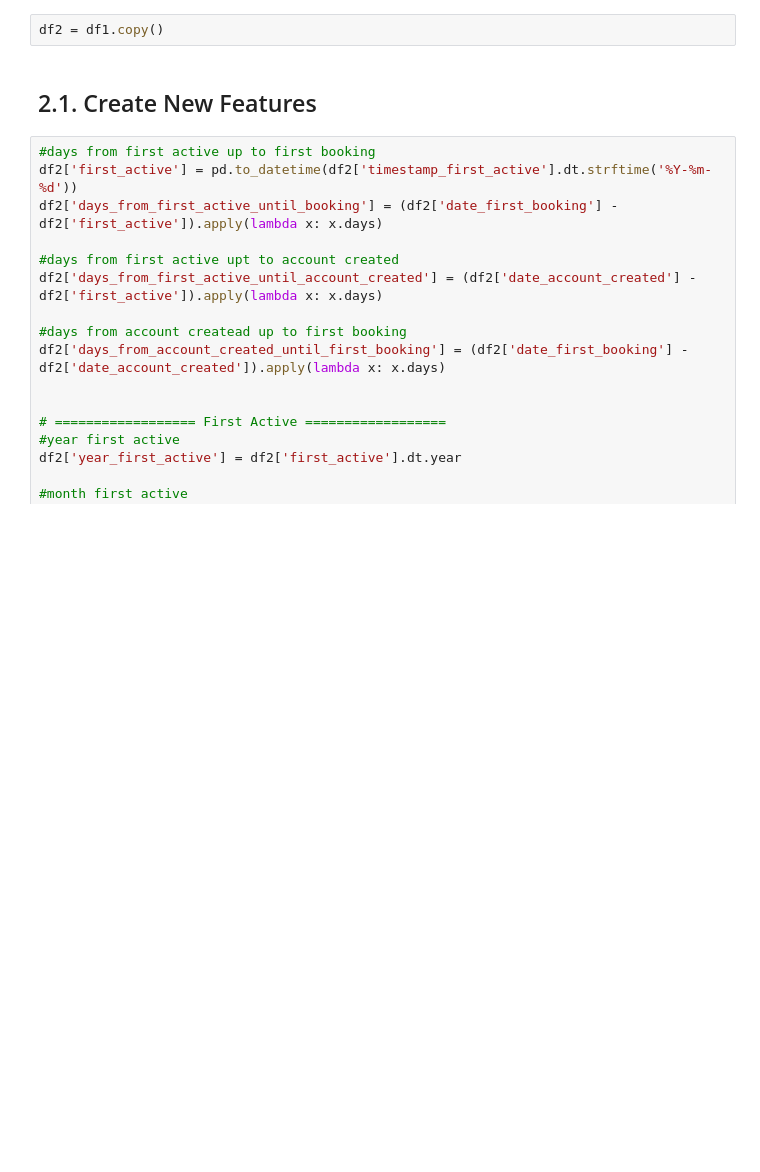
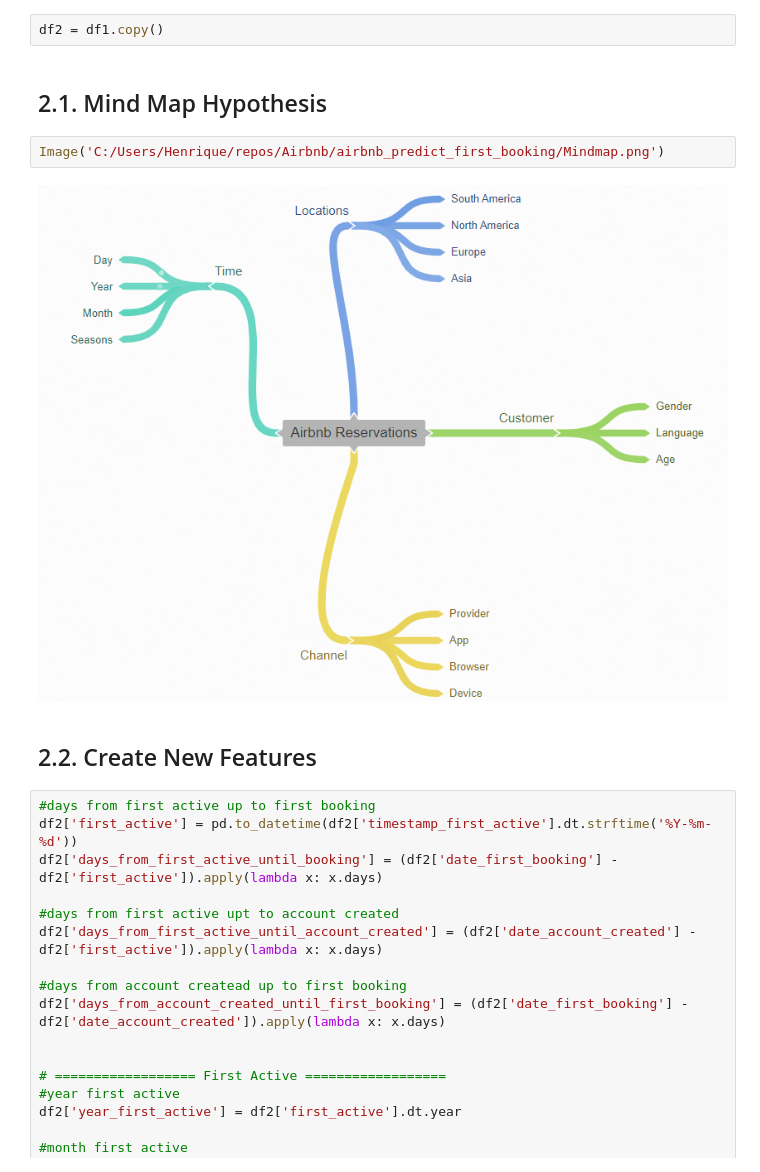
Before and after one commit to HenriqueCR1291/airbnb_prediction, a Jupyter notebook: m08_airbnb.ipynb, the cells around one changed output. Cells and saved outputs as stored; diff of their text form; blank space fills up the shorter version.

```diff
--- a/m08_airbnb.ipynb
+++ b/m08_airbnb.ipynb
@@ -376,8 +377,14 @@ sns.heatmap(d, annot=True)
 # 2.0. Feature Engineering
 # %%
 df2 = df1.copy()
+# %% [markdown]
+## 2.1. Mind Map Hypothesis
+# %%
+Image('C:/Users/Henrique/repos/Airbnb/airbnb_predict_first_booking/Mindmap.png')
+# %% [output]
+[figure, added]
 # %% [markdown]
-## 2.1. Create New Features
+## 2.2. Create New Features
 # %%
 #days from first active up to first booking
 df2['first_active'] = pd.to_datetime(df2['timestamp_first_active'].dt.strftime('%Y-%m-%d'))
```
Also changed, not shown: parts of 12 cells of this notebook.
